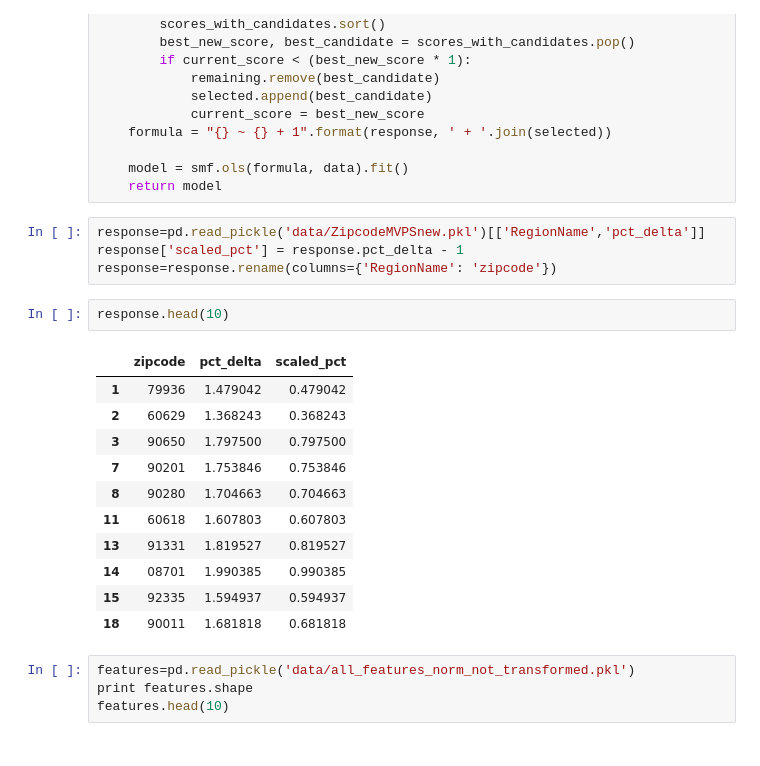
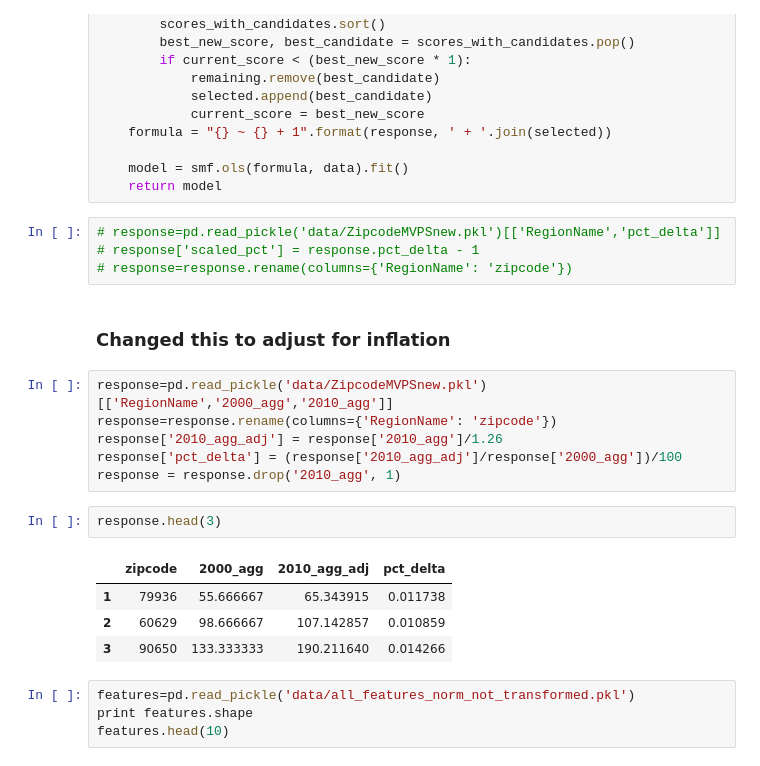
Before and after one commit to austinwu0/cs109-final-project, a Jupyter notebook: Feature_Selection.ipynb, the cells around one changed output. Cells and saved outputs as stored; diff of their text form.

```diff
--- a/Feature_Selection.ipynb
+++ b/Feature_Selection.ipynb
@@ -54,23 +54,24 @@ def forward_selected(data, response):
     model = smf.ols(formula, data).fit()
     return model
 # %%
-response=pd.read_pickle('data/ZipcodeMVPSnew.pkl')[['RegionName','pct_delta']]
-response['scaled_pct'] = response.pct_delta - 1
-response=response.rename(columns={'RegionName': 'zipcode'})
+# response=pd.read_pickle('data/ZipcodeMVPSnew.pkl')[['RegionName','pct_delta']]
+# response['scaled_pct'] = response.pct_delta - 1
+# response=response.rename(columns={'RegionName': 'zipcode'})
+# %% [markdown]
+### Changed this to adjust for inflation
+# %%
+response=pd.read_pickle('data/ZipcodeMVPSnew.pkl')[['RegionName','2000_agg','2010_agg']]
+response=response.rename(columns={'RegionName': 'zipcode'})
+response['2010_agg_adj'] = response['2010_agg']/1.26
+response['pct_delta'] = (response['2010_agg_adj']/response['2000_agg'])/100
+response = response.drop('2010_agg', 1)
 # %%
-response.head(10)
+response.head(3)
 # %% [output]
-|  | zipcode | pct_delta | scaled_pct |
-| 1 | 79936 | 1.479042 | 0.479042 |
-| 2 | 60629 | 1.368243 | 0.368243 |
-| 3 | 90650 | 1.797500 | 0.797500 |
-| 7 | 90201 | 1.753846 | 0.753846 |
-| 8 | 90280 | 1.704663 | 0.704663 |
-| 11 | 60618 | 1.607803 | 0.607803 |
-| 13 | 91331 | 1.819527 | 0.819527 |
-| 14 | 08701 | 1.990385 | 0.990385 |
-| 15 | 92335 | 1.594937 | 0.594937 |
-| 18 | 90011 | 1.681818 | 0.681818 |
+|  | zipcode | 2000_agg | 2010_agg_adj | pct_delta |
+| 1 | 79936 | 55.666667 | 65.343915 | 0.011738 |
+| 2 | 60629 | 98.666667 | 107.142857 | 0.010859 |
+| 3 | 90650 | 133.333333 | 190.211640 | 0.014266 |
 # %%
 features=pd.read_pickle('data/all_features_norm_not_transformed.pkl')
 print features.shape
```
Also changed, not shown: 5 other files.
